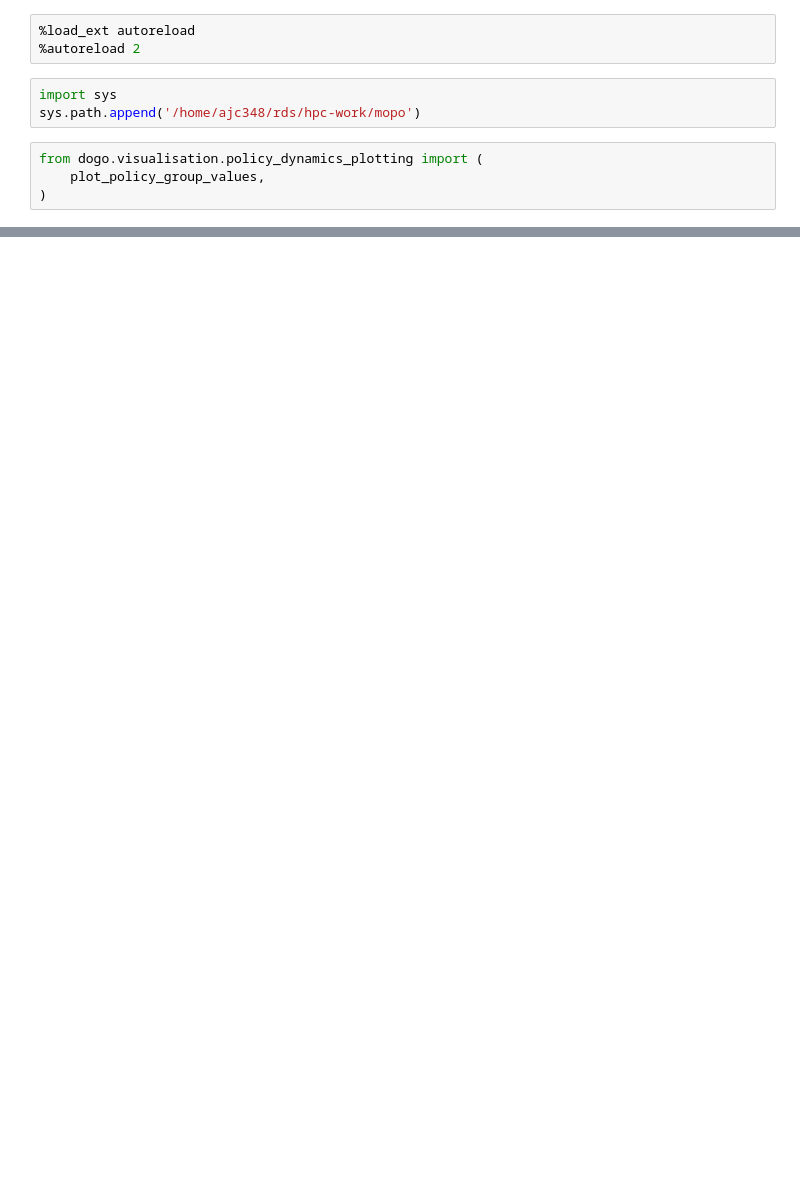
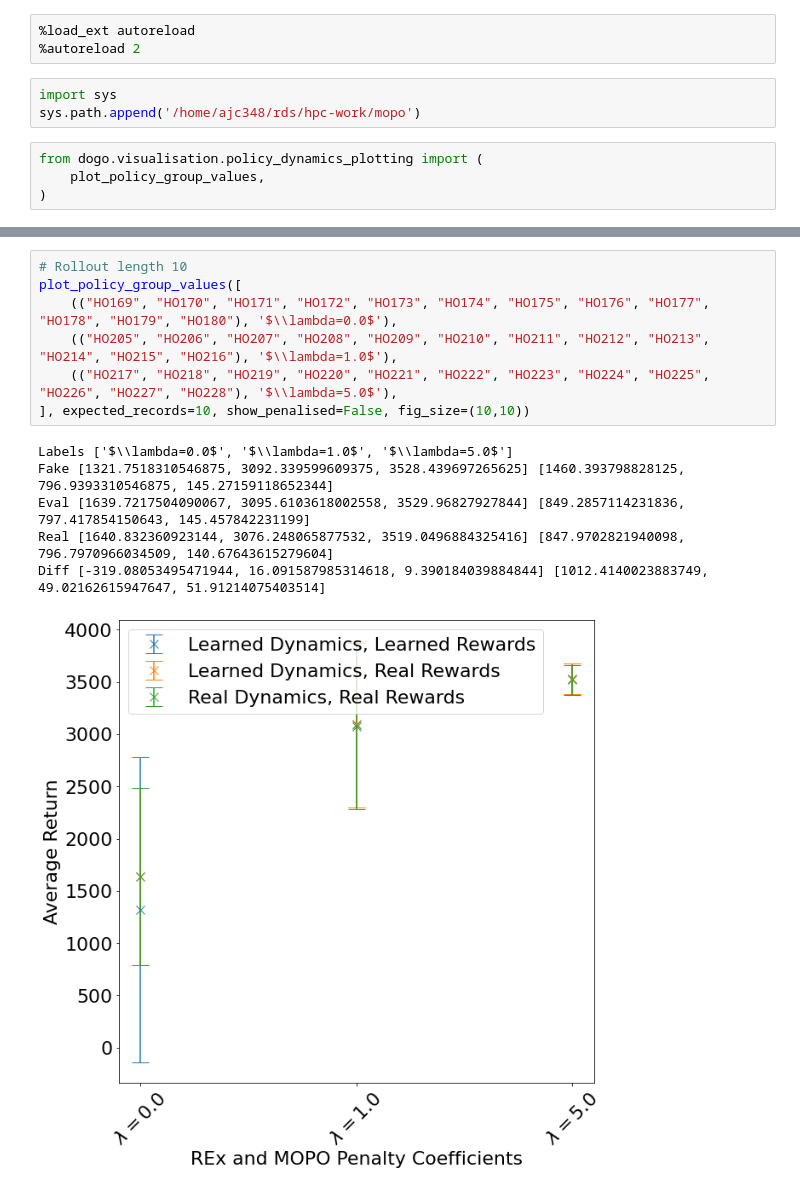
Before and after one commit to thatscotdatasci/mopo, a Jupyter notebook: jupyter/hopper/policy_dynamics_analysis_mixed_rt_5.ipynb, the cells around one changed output, grey strips where cells are left out. Cells and saved outputs as stored; diff of their text form; blank space fills up the shorter version.

```diff
--- a/jupyter/hopper/policy_dynamics_analysis_mixed_rt_5.ipynb
+++ b/jupyter/hopper/policy_dynamics_analysis_mixed_rt_5.ipynb
@@ -76 +94,15 @@ Real [1374.86442387 1754.74178832 1522.98651838 1910.73671312 2224.78148865
 [figure]
+# %%
+# Rollout length 10
+plot_policy_group_values([
+    (("HO169", "HO170", "HO171", "HO172", "HO173", "HO174", "HO175", "HO176", "HO177", "HO178", "HO179", "HO180"), '$\\lambda=0.0$'),
+    (("HO205", "HO206", "HO207", "HO208", "HO209", "HO210", "HO211", "HO212", "HO213", "HO214", "HO215", "HO216"), '$\\lambda=1.0$'),
+    (("HO217", "HO218", "HO219", "HO220", "HO221", "HO222", "HO223", "HO224", "HO225", "HO226", "HO227", "HO228"), '$\\lambda=5.0$'),
+], expected_records=10, show_penalised=False, fig_size=(10,10))
+# %% [output]
+Labels ['$\\lambda=0.0$', '$\\lambda=1.0$', '$\\lambda=5.0$']
+Fake [1321.7518310546875, 3092.339599609375, 3528.439697265625] [1460.393798828125, 796.9393310546875, 145.27159118652344]
+Eval [1639.7217504090067, 3095.6103618002558, 3529.96827927844] [849.2857114231836, 797.417854150643, 145.457842231199]
+Real [1640.832360923144, 3076.248065877532, 3519.0496884325416] [847.9702821940098, 796.7970966034509, 140.67643615279604]
+Diff [-319.08053495471944, 16.091587985314618, 9.390184039884844] [1012.4140023883749, 49.02162615947647, 51.91214075403514]
+[figure, added]
```
Also changed, not shown: parts of 3 cells of this notebook, 17 other files.
